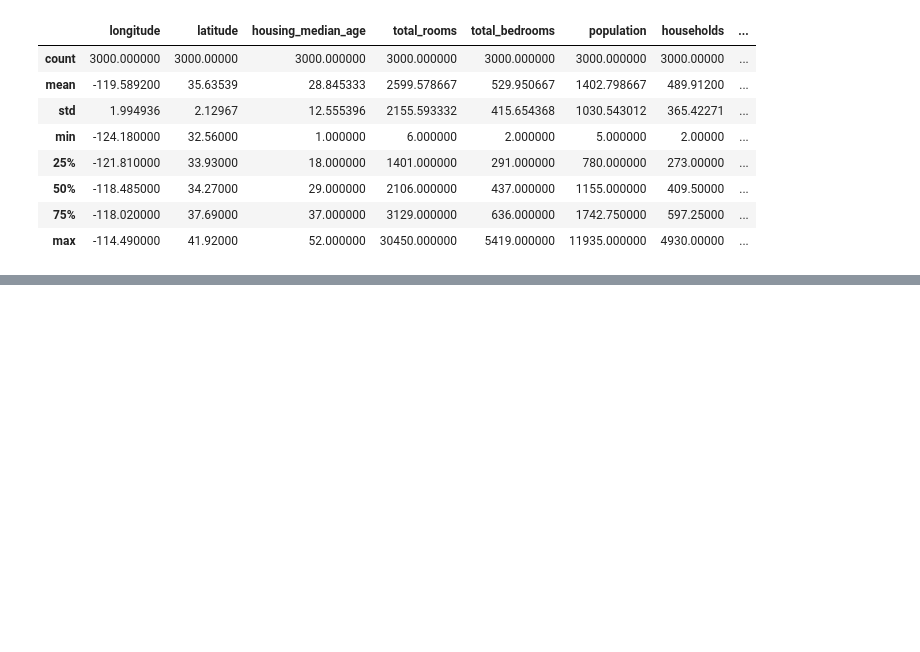
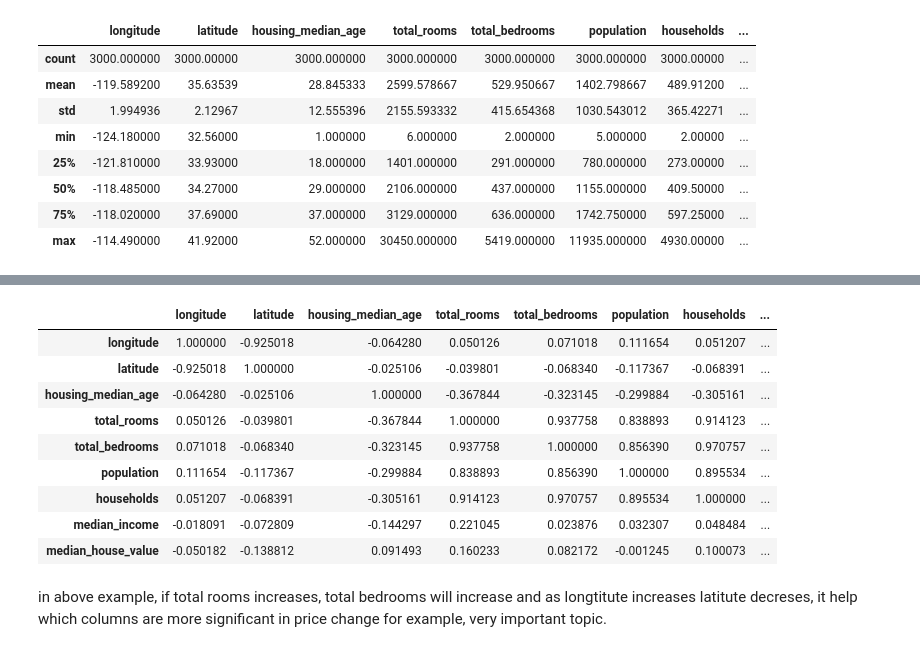
Before and after one commit to haneefSaeed/Machine-Learning, a Jupyter notebook: 2_Pendas_Basics_in_Python.ipynb, the cells around one changed output, grey strips where cells are left out. Drawn from its saved outputs; the diff is of its cells as text; code cells hidden in the pictures; blank space fills up the shorter version.

```diff
--- a/2_Pendas_Basics_in_Python.ipynb
+++ b/2_Pendas_Basics_in_Python.ipynb
@@ -251,0 +263,4 @@ dataset.describe()
+# %%
+## adding new column
+dataset['pricelist'] = dataset['households']
+print(dataset)
@@ -251,0 +285,5 @@ dataset.describe()
+# %%
+## removing a row
+
+dataset.head()
+dataset = dataset.drop(index = 0, axis = 0) ## axis 0 for row, axis 1 for column
@@ -251,0 +300,3 @@ dataset.describe()
+# %%
+## Dropping a column
+dataset = dataset.drop(columns='pricelist' )
@@ -251,0 +342,16 @@ dataset.describe()
+# %%
+## displays the correlation between columns
+dataset.corr()
+# %% [output]
+|  | longitude | latitude | housing_median_age | total_rooms | total_bedrooms | population | households | ... |
+| longitude | 1.000000 | -0.925018 | -0.064280 | 0.050126 | 0.071018 | 0.111654 | 0.051207 | ... |
+| latitude | -0.925018 | 1.000000 | -0.025106 | -0.039801 | -0.068340 | -0.117367 | -0.068391 | ... |
+| housing_median_age | -0.064280 | -0.025106 | 1.000000 | -0.367844 | -0.323145 | -0.299884 | -0.305161 | ... |
+| total_rooms | 0.050126 | -0.039801 | -0.367844 | 1.000000 | 0.937758 | 0.838893 | 0.914123 | ... |
+| total_bedrooms | 0.071018 | -0.068340 | -0.323145 | 0.937758 | 1.000000 | 0.856390 | 0.970757 | ... |
+| population | 0.111654 | -0.117367 | -0.299884 | 0.838893 | 0.856390 | 1.000000 | 0.895534 | ... |
+| households | 0.051207 | -0.068391 | -0.305161 | 0.914123 | 0.970757 | 0.895534 | 1.000000 | ... |
+| median_income | -0.018091 | -0.072809 | -0.144297 | 0.221045 | 0.023876 | 0.032307 | 0.048484 | ... |
+| median_house_value | -0.050182 | -0.138812 | 0.091493 | 0.160233 | 0.082172 | -0.001245 | 0.100073 | ... |
+# %% [markdown]
+in above example, if total rooms increases, total bedrooms will increase and as longtitute increases latitute decreses, it help which columns are more significant in price change for example, very important topic.
```
Also changed, not shown: parts of 8 cells of this notebook.
